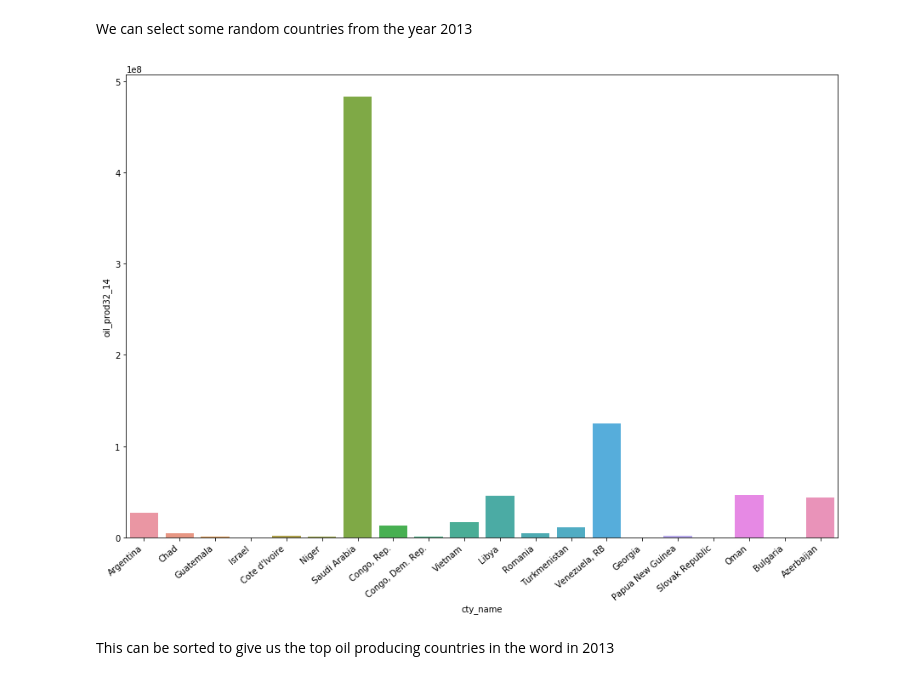
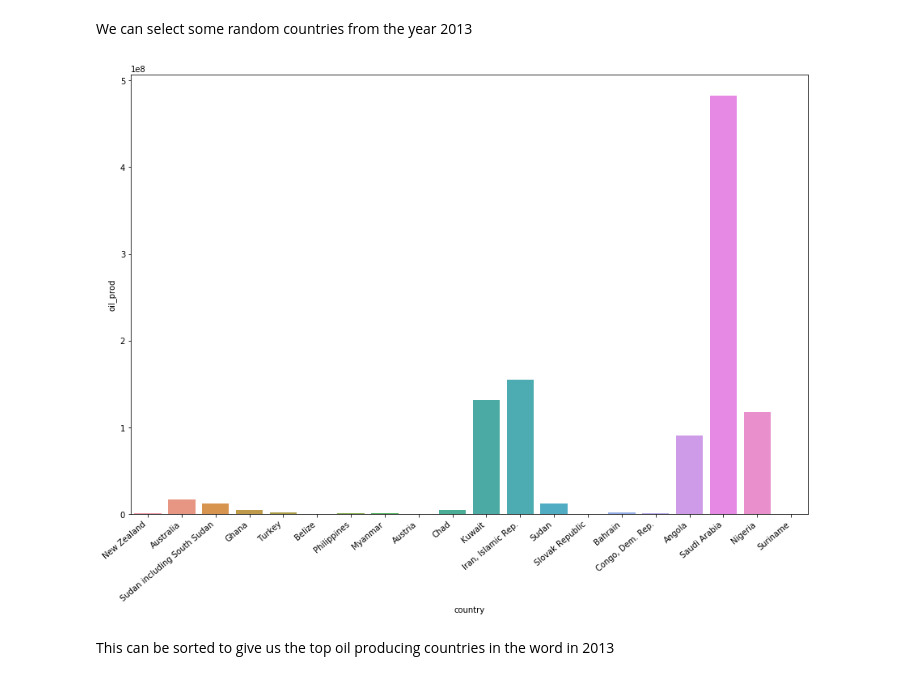
Before and after one commit to holwech/PythonLearning, a Jupyter notebook: 3.1 Oil and gas analysis.ipynb, the cells around one changed output. Drawn from its saved outputs; the diff is of its cells as text; code cells hidden in the pictures.

```diff
--- a/3.1 Oil and gas analysis.ipynb
+++ b/3.1 Oil and gas analysis.ipynb
@@ -66,12 +51,12 @@ df_2013 = df[df['year'] == 2013]
 We can select some random countries from the year 2013
 # %%
 plt.figure(figsize=(15,10))
-sample_df = df_2013[df_2013['oil_prod32_14'] > 0].sample(20)
-ax = sns.barplot(x=sample_df['cty_name'], y=sample_df['oil_prod32_14'])
+sample_df = df_2013[df_2013['oil_prod'] > 0].sample(20)
+ax = sns.barplot(x=sample_df['country'], y=sample_df['oil_prod'])
 ax.set_xticklabels(ax.get_xticklabels(), rotation=40, ha="right")
 plt.show()
 # %% [output]
-[figure, old version]
+[figure, new version]
 # %% [markdown]
 This can be sorted to give us the top oil producing countries in the word in 2013
 # %%
```
Also changed, not shown: parts of 14 cells of this notebook, 2 other files.
